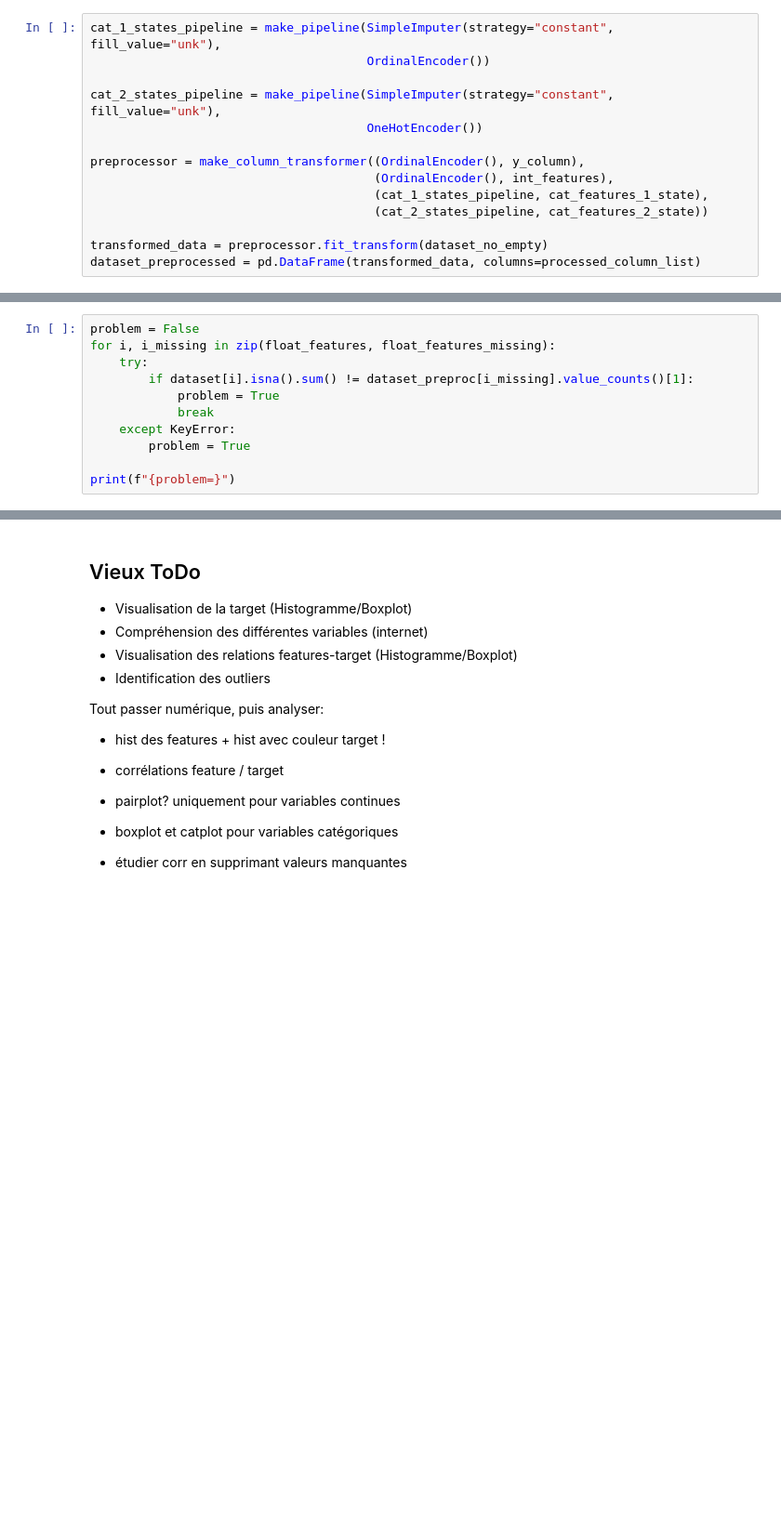
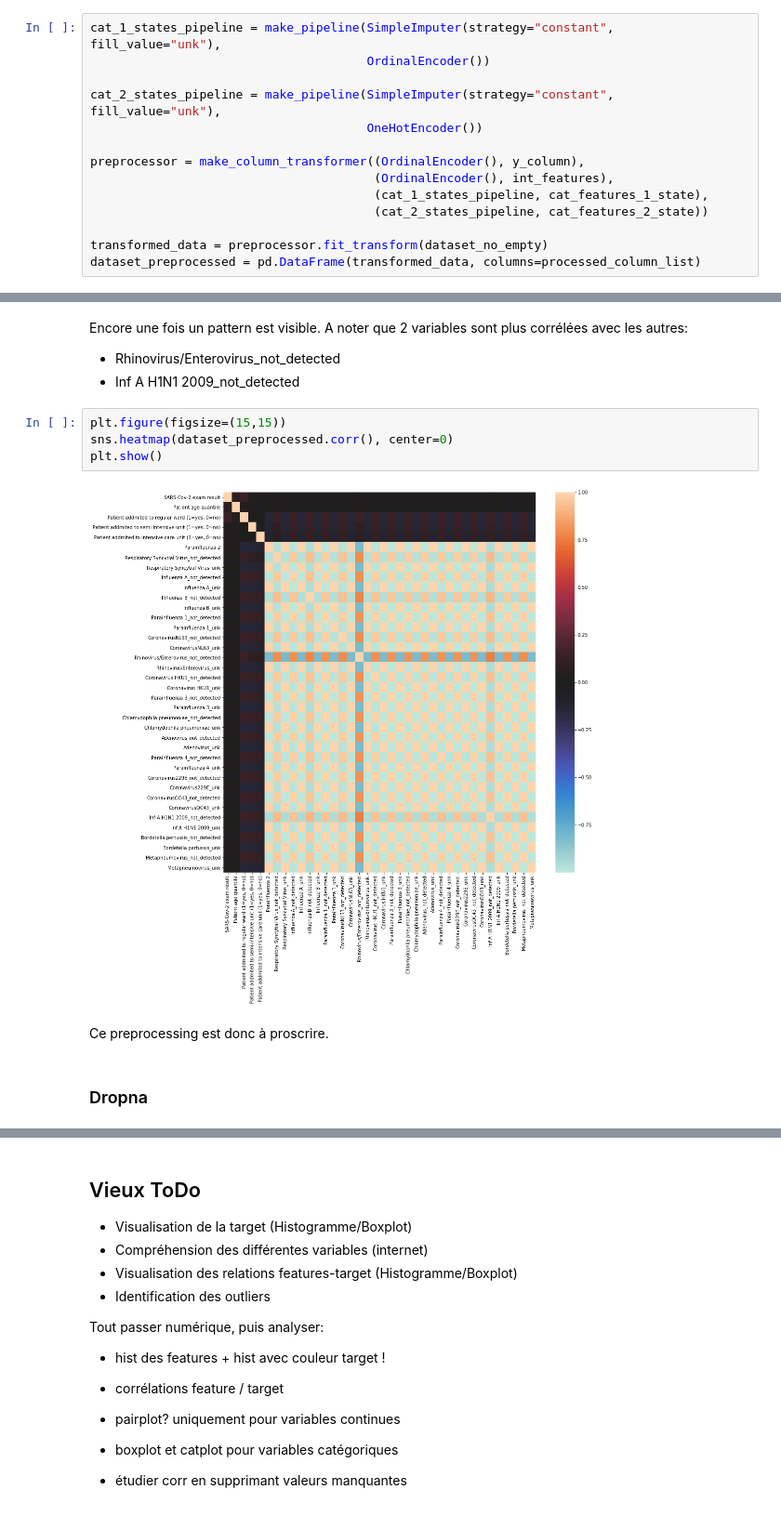
Before and after one commit to stephanefevrier/COVID-19-clinical-classification, a Jupyter notebook: c19-clinical-classification.ipynb, the cells around one changed output, grey strips where cells are left out. Shown at 93% size. Cells and saved outputs as stored; diff of their text form; blank space fills up the shorter version.

Commit message:
dropna, viz pca

```diff
--- a/c19-clinical-classification.ipynb
+++ b/c19-clinical-classification.ipynb
@@ -732,11 +713,0 @@ Ce test est réalisé ci-dessous, et est beaucoup plus rapide (.0079s contre 7.4
-# %%
-problem = False
-for i, i_missing in zip(float_features, float_features_missing):
-    try:
-        if dataset[i].isna().sum() != dataset_preproc[i_missing].value_counts()[1]:
-            problem = True
-            break
-    except KeyError:
-        problem = True
-
-print(f"{problem=}")
@@ -748,0 +874,14 @@ Le dataset est désormais complètement numérique, sans valeurs manquantes, ave
+# %% [markdown]
+Encore une fois un pattern est visible. A noter que 2 variables sont plus corrélées avec les autres:
+- Rhinovirus/Enterovirus_not_detected
+- Inf A H1N1 2009_not_detected
+# %%
+plt.figure(figsize=(15,15))
+sns.heatmap(dataset_preprocessed.corr(), center=0)
+plt.show()
+# %% [output]
+[figure, added]
+# %% [markdown]
+Ce preprocessing est donc à proscrire.
+# %% [markdown]
+### Dropna
```
Also changed, not shown: parts of 66 cells of this notebook.
